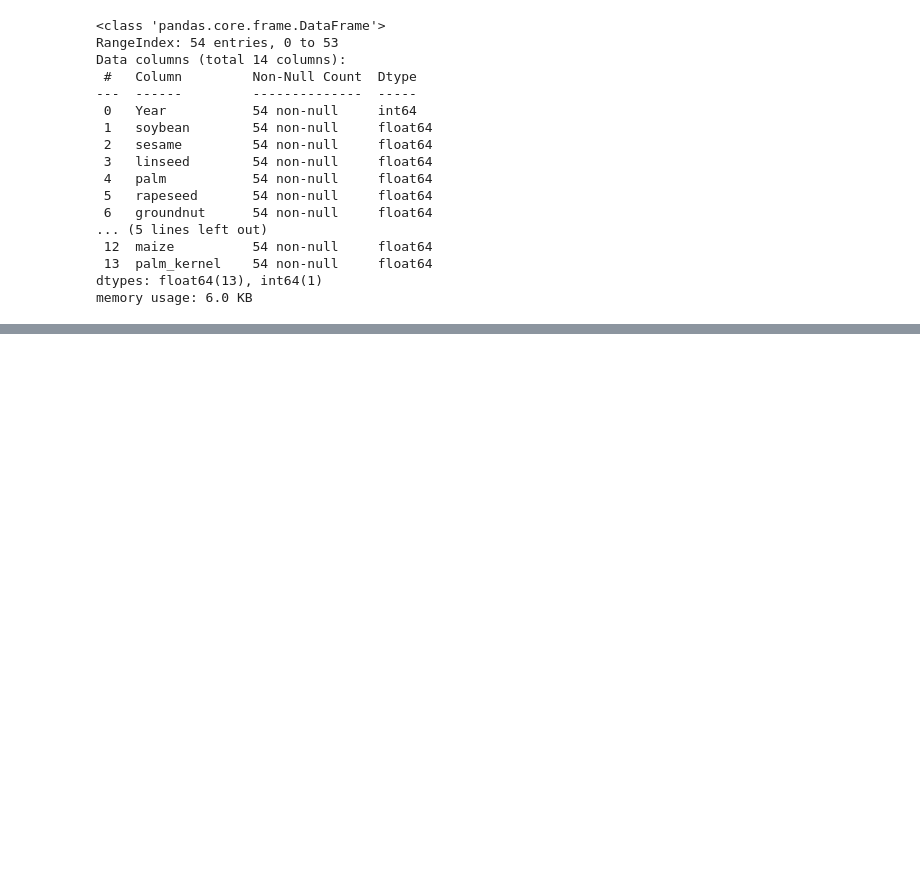
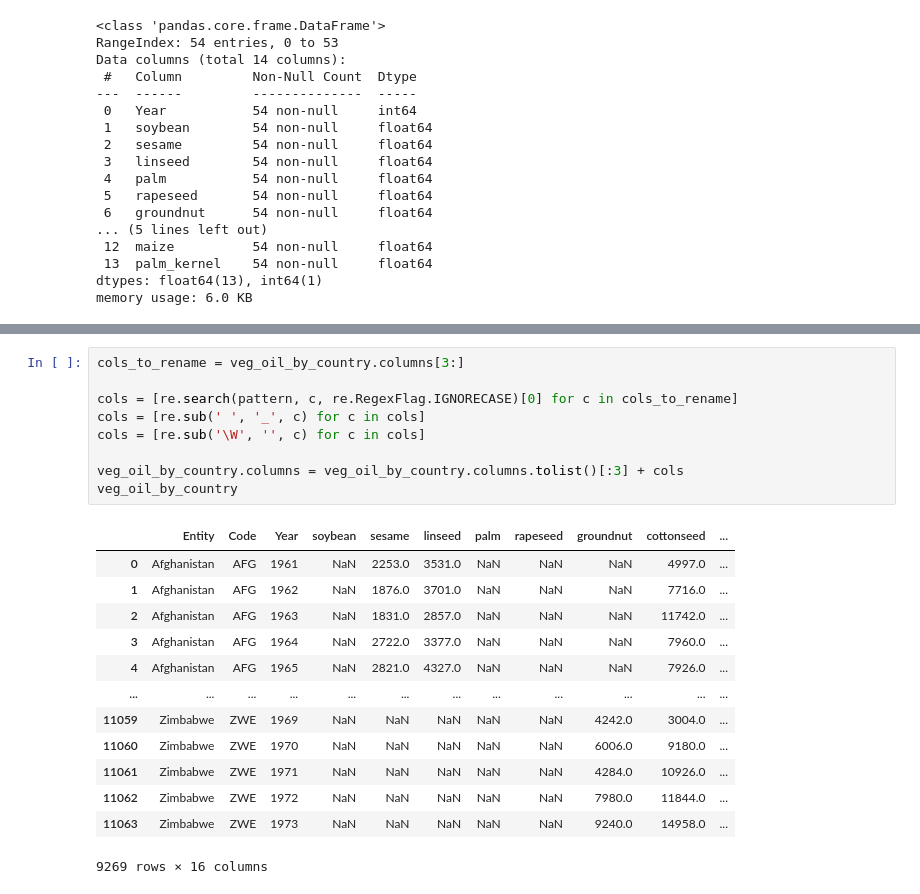
Before and after one commit to mkingopng/palm_olein, a Jupyter notebook: wk-palm_oil_eda.ipynb, the cells around one changed output, grey strips where cells are left out. Saved outputs shown, nothing was run; the diff lists cells and outputs as text; blank space fills up the shorter version.

```diff
--- a/wk-palm_oil_eda.ipynb
+++ b/wk-palm_oil_eda.ipynb
@@ -233,0 +385,23 @@ veg_oil_yearly_production
+# %%
+cols_to_rename = veg_oil_by_country.columns[3:]
+
+cols = [re.search(pattern, c, re.RegexFlag.IGNORECASE)[0] for c in cols_to_rename]
+cols = [re.sub(' ', '_', c) for c in cols]
+cols = [re.sub('\W', '', c) for c in cols]
+
+veg_oil_by_country.columns = veg_oil_by_country.columns.tolist()[:3] + cols
+veg_oil_by_country
+# %% [output]
+|  | Entity | Code | Year | soybean | sesame | linseed | palm | rapeseed | groundnut | cottonseed | ... |
+| 0 | Afghanistan | AFG | 1961 | NaN | 2253.0 | 3531.0 | NaN | NaN | NaN | 4997.0 | ... |
+| 1 | Afghanistan | AFG | 1962 | NaN | 1876.0 | 3701.0 | NaN | NaN | NaN | 7716.0 | ... |
+| 2 | Afghanistan | AFG | 1963 | NaN | 1831.0 | 2857.0 | NaN | NaN | NaN | 11742.0 | ... |
+| 3 | Afghanistan | AFG | 1964 | NaN | 2722.0 | 3377.0 | NaN | NaN | NaN | 7960.0 | ... |
+| 4 | Afghanistan | AFG | 1965 | NaN | 2821.0 | 4327.0 | NaN | NaN | NaN | 7926.0 | ... |
+| ... | ... | ... | ... | ... | ... | ... | ... | ... | ... | ... | ... |
+| 11059 | Zimbabwe | ZWE | 1969 | NaN | NaN | NaN | NaN | NaN | 4242.0 | 3004.0 | ... |
+| 11060 | Zimbabwe | ZWE | 1970 | NaN | NaN | NaN | NaN | NaN | 6006.0 | 9180.0 | ... |
+| 11061 | Zimbabwe | ZWE | 1971 | NaN | NaN | NaN | NaN | NaN | 4284.0 | 10926.0 | ... |
+| 11062 | Zimbabwe | ZWE | 1972 | NaN | NaN | NaN | NaN | NaN | 7980.0 | 11844.0 | ... |
+| 11063 | Zimbabwe | ZWE | 1973 | NaN | NaN | NaN | NaN | NaN | 9240.0 | 14958.0 | ... |
+9269 rows × 16 columns
```
Also changed, not shown: parts of 17 cells of this notebook.
